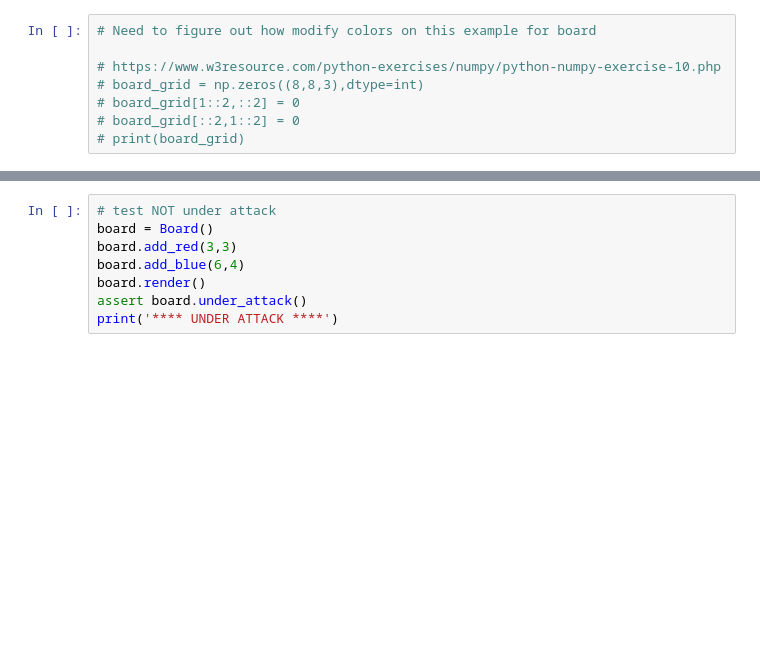
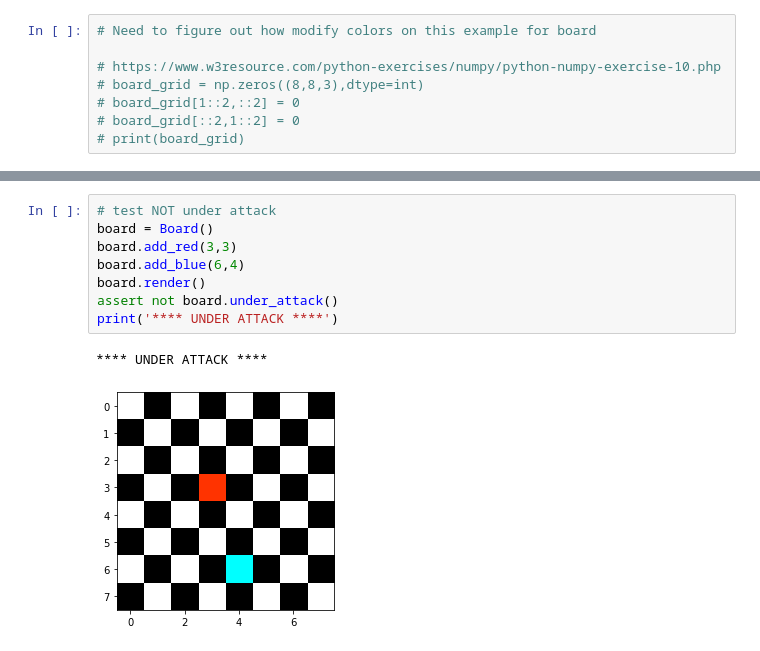
Before and after one commit to Alex2Pena/chess_board_python, a Jupyter notebook: chess_board.ipynb, the cells around one changed output, grey strips where cells are left out. Drawn from its saved outputs; the diff is of its cells as text; blank space fills up the shorter version.

```diff
--- a/chess_board.ipynb
+++ b/chess_board.ipynb
@@ -106,8 +125,11 @@ print('**** UNDER ATTACK ****')
 # %%
 # test NOT under attack
 board = Board()
 board.add_red(3,3)
 board.add_blue(6,4)
 board.render()
-assert board.under_attack()
+assert not board.under_attack()
 print('**** UNDER ATTACK ****')
+# %% [output]
+**** UNDER ATTACK ****
+[figure, added]
```
Also changed, not shown: parts of 7 cells of this notebook.
